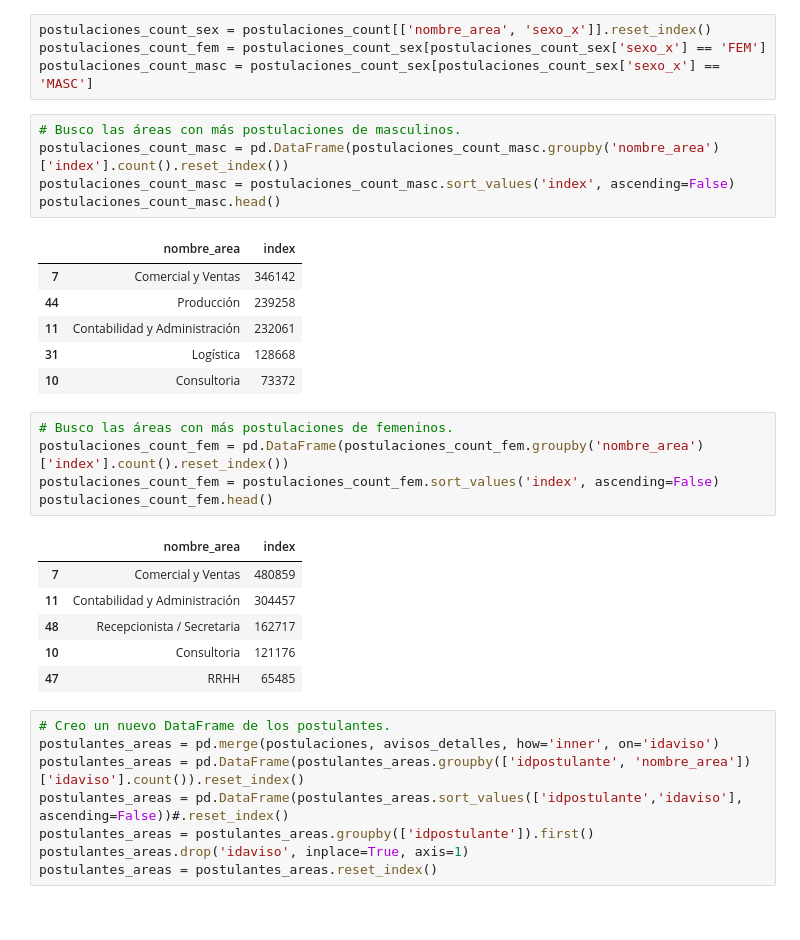
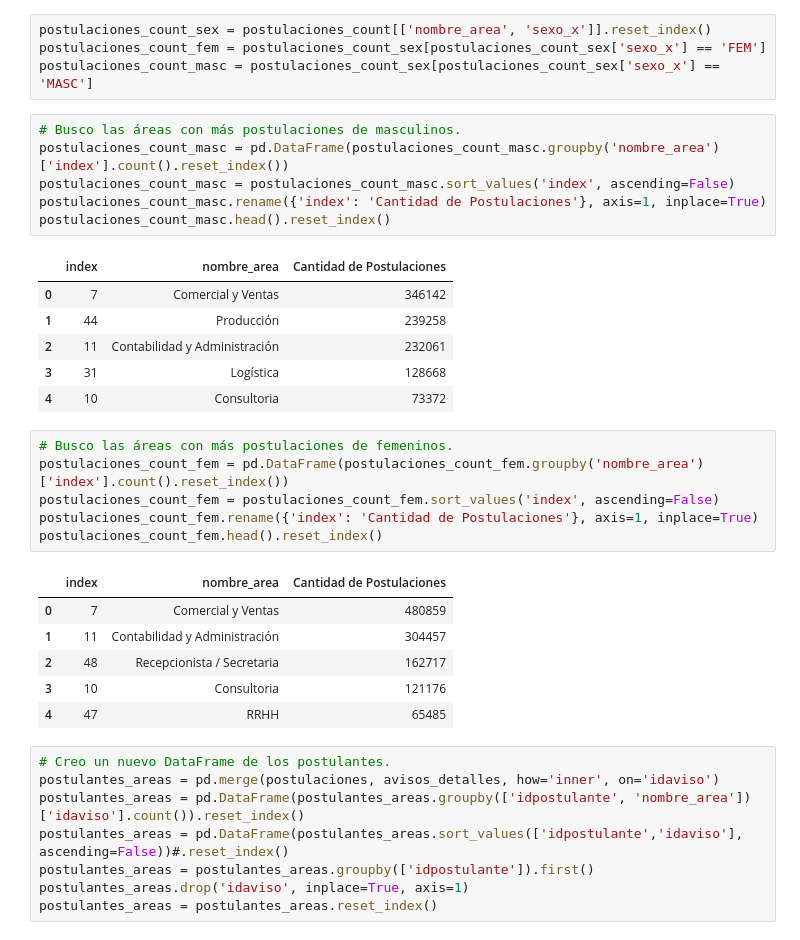
Before and after one commit to PRPablo/dataJobSearches, a Jupyter notebook: exploratoryAnalysis/exploratoryAnalysis.ipynb, the cells around one changed output. Cells and saved outputs as stored; diff of their text form.

```diff
--- a/exploratoryAnalysis/exploratoryAnalysis.ipynb
+++ b/exploratoryAnalysis/exploratoryAnalysis.ipynb
@@ -633,27 +698,29 @@ postulaciones_count_masc = postulaciones_count_sex[postulaciones_count_sex['sexo
 # %%
 # Busco las áreas con más postulaciones de masculinos.
 postulaciones_count_masc = pd.DataFrame(postulaciones_count_masc.groupby('nombre_area')['index'].count().reset_index())
 postulaciones_count_masc = postulaciones_count_masc.sort_values('index', ascending=False)
-postulaciones_count_masc.head()
+postulaciones_count_masc.rename({'index': 'Cantidad de Postulaciones'}, axis=1, inplace=True)
+postulaciones_count_masc.head().reset_index()
 # %% [output]
-|  | nombre_area | index |
-| 7 | Comercial y Ventas | 346142 |
-| 44 | Producción | 239258 |
-| 11 | Contabilidad y Administración | 232061 |
-| 31 | Logística | 128668 |
-| 10 | Consultoria | 73372 |
+|  | index | nombre_area | Cantidad de Postulaciones |
+| 0 | 7 | Comercial y Ventas | 346142 |
+| 1 | 44 | Producción | 239258 |
+| 2 | 11 | Contabilidad y Administración | 232061 |
+| 3 | 31 | Logística | 128668 |
+| 4 | 10 | Consultoria | 73372 |
 # %%
 # Busco las áreas con más postulaciones de femeninos.
 postulaciones_count_fem = pd.DataFrame(postulaciones_count_fem.groupby('nombre_area')['index'].count().reset_index())
 postulaciones_count_fem = postulaciones_count_fem.sort_values('index', ascending=False)
-postulaciones_count_fem.head()
+postulaciones_count_fem.rename({'index': 'Cantidad de Postulaciones'}, axis=1, inplace=True)
+postulaciones_count_fem.head().reset_index()
 # %% [output]
-|  | nombre_area | index |
-| 7 | Comercial y Ventas | 480859 |
-| 11 | Contabilidad y Administración | 304457 |
-| 48 | Recepcionista / Secretaria | 162717 |
-| 10 | Consultoria | 121176 |
-| 47 | RRHH | 65485 |
+|  | index | nombre_area | Cantidad de Postulaciones |
+| 0 | 7 | Comercial y Ventas | 480859 |
+| 1 | 11 | Contabilidad y Administración | 304457 |
+| 2 | 48 | Recepcionista / Secretaria | 162717 |
+| 3 | 10 | Consultoria | 121176 |
+| 4 | 47 | RRHH | 65485 |
 # %%
 # Creo un nuevo DataFrame de los postulantes.
 postulantes_areas = pd.merge(postulaciones, avisos_detalles, how='inner', on='idaviso')
```
Also changed, not shown: parts of 4 cells of this notebook.
